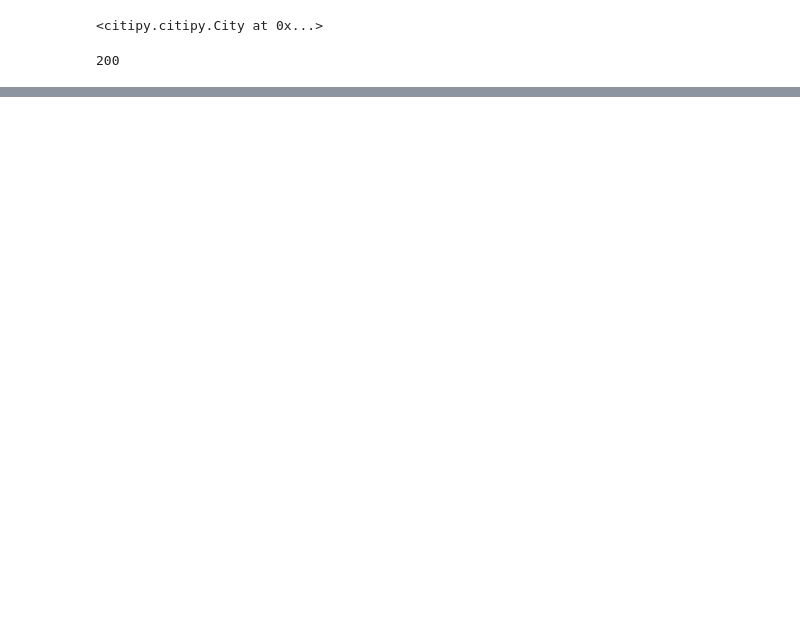
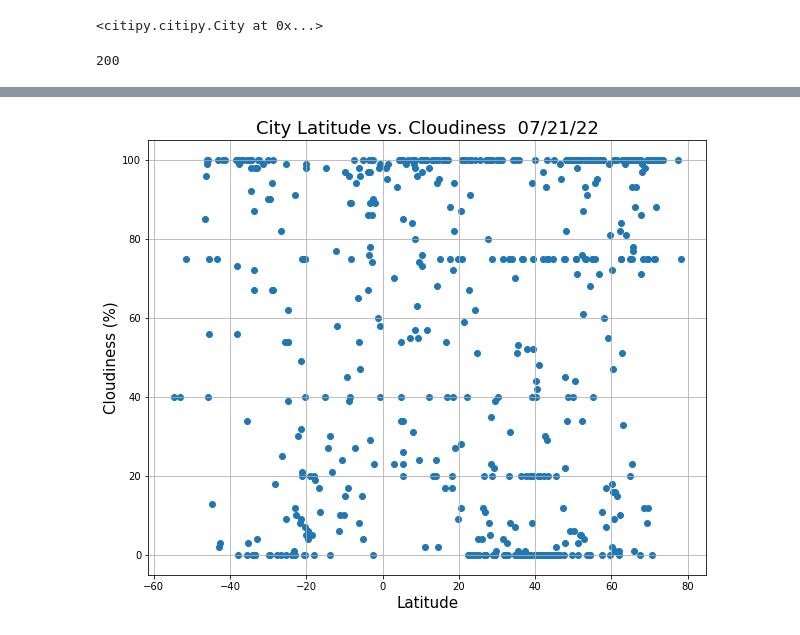
Before and after one commit to Bag0niku/World_Weather_Analysis, a Jupyter notebook: WeatherPy.ipynb, the cells around one changed output, grey strips where cells are left out. Cells and saved outputs as stored; diff of their text form; code cells hidden in the pictures; blank space fills up the shorter version.

```diff
--- a/WeatherPy.ipynb
+++ b/WeatherPy.ipynb
@@ -130,0 +170,10 @@ KeyboardInterrupt:
+# %%
+# Plot the Latitude compared to cloudiness
+fig2, ax2 = plt.subplots(figsize=(10, 8))
+ax2.scatter(city_df['Lat'], city_df['Cloudiness'])
+ax2.set_title("City Latitude vs. Cloudiness  " + time.strftime('%x'), fontsize=18)
+ax2.set_ylabel('Cloudiness (%)', fontsize=15)
+ax2.set_xlabel('Latitude', fontsize=15)
+ax2.grid(True)
+# %% [output]
+[figure, added]
```
Also changed, not shown: parts of 11 cells of this notebook.
